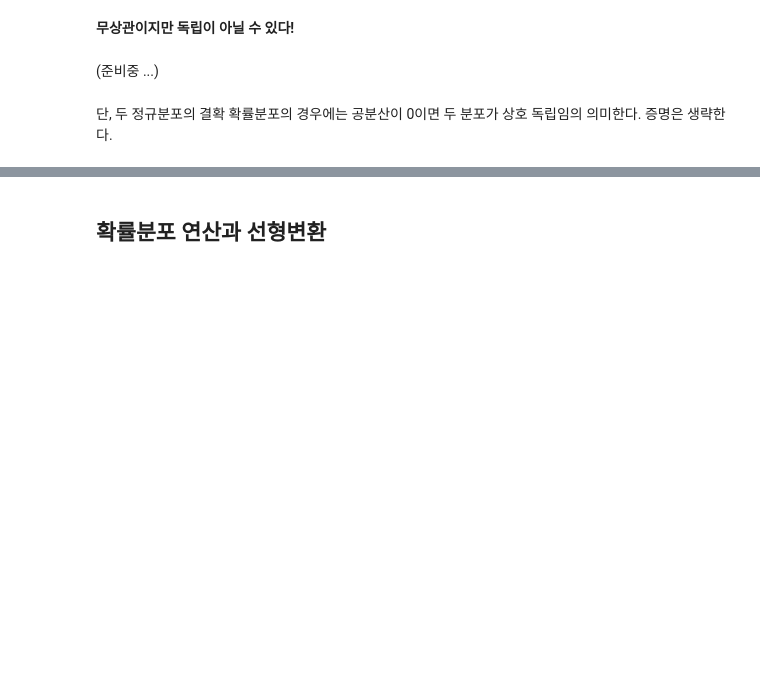
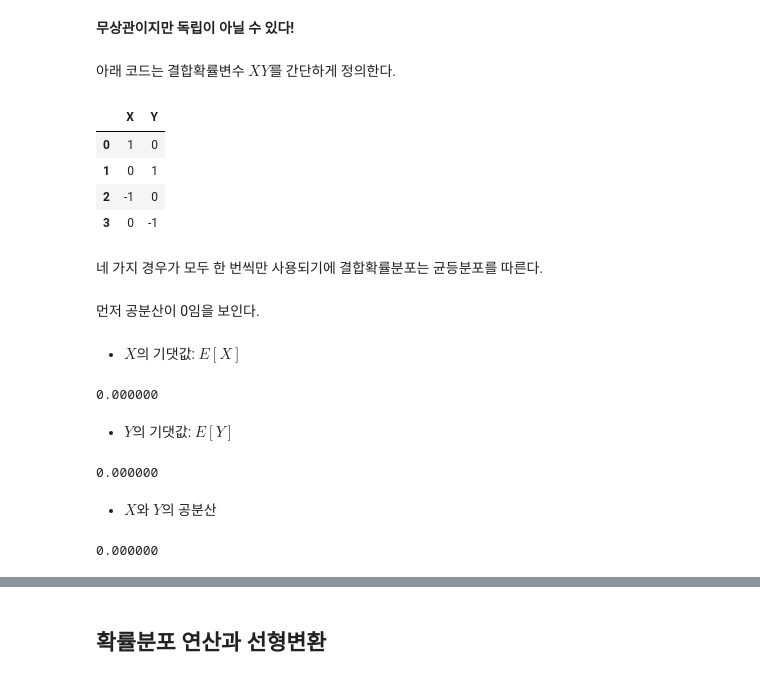
Before and after one commit to codingalzi/DataSci, a Jupyter notebook: jupyter-book/_build/html/_sources/sampling_distribution.ipynb, the cells around one changed output, grey strips where cells are left out. Saved outputs shown, nothing was run; the diff lists cells and outputs as text; code cells hidden in the pictures; blank space fills up the shorter version.

```diff
--- a/jupyter-book/_build/html/_sources/sampling_distribution.ipynb
+++ b/jupyter-book/_build/html/_sources/sampling_distribution.ipynb
@@ -206,8 +206,19 @@ np.sum([(x-E_X)*(y-E_Y)*f_XY(x, y) for x in range(1, 7) for y in range(1, 7)])
 -0.000000
 # %% [markdown]
 **무상관이지만 독립이 아닐 수 있다!**
-# %% [markdown]
-(준비중 ...)
-# %% [markdown]
-단, 두 정규분포의 결확 확률분포의 경우에는 공분산이 0이면 두 분포가 상호 독립임의 의미한다.
-증명은 생략한다.
+# %% [markdown]
+아래 코드는 결합확률변수 $XY$를 간단하게 정의한다.
+# %%
+x=np.array([1,0,-1,0])
+y=np.array([0,1,0,-1])
+
+XY = pd.DataFrame({'X':x, 'Y':y})
+XY
+# %% [output]
+|  | X | Y |
+| 0 | 1 | 0 |
+| 1 | 0 | 1 |
+| 2 | -1 | 0 |
+| 3 | 0 | -1 |
+# %% [markdown]
+네 가지 경우가 모두 한 번씩만 사용되기에 결합확률분포는 균등분포를 따른다.
@@ -213,0 +231,22 @@ np.sum([(x-E_X)*(y-E_Y)*f_XY(x, y) for x in range(1, 7) for y in range(1, 7)])
+# %% [markdown]
+먼저 공분산이 0임을 보인다.
+# %% [markdown]
+- $X$의 기댓값: $E[X]$
+# %%
+E_X = np.sum([x * f_XY(x, y) for x in range(-1, 2) for y in range(-1, 2)])
+E_X
+# %% [output]
+0.000000
+# %% [markdown]
+- $Y$의 기댓값: $E[Y]$
+# %%
+E_Y = np.sum([y * f_XY(x, y) for x in range(-1, 2) for y in range(-1, 2)])
+E_Y
+# %% [output]
+0.000000
+# %% [markdown]
+- $X$와 $Y$의 공분산
+# %%
+np.sum([(x-E_X)*(y-E_Y)*f_XY(x, y) for x in range(-1, 2) for y in range(-1, 2)])
+# %% [output]
+0.000000
```
Also changed, not shown: parts of 13 cells of this notebook, 28 other files.
